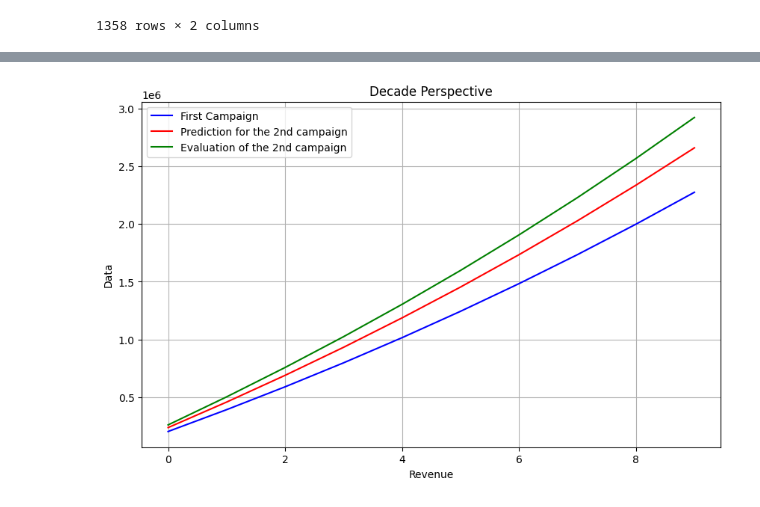
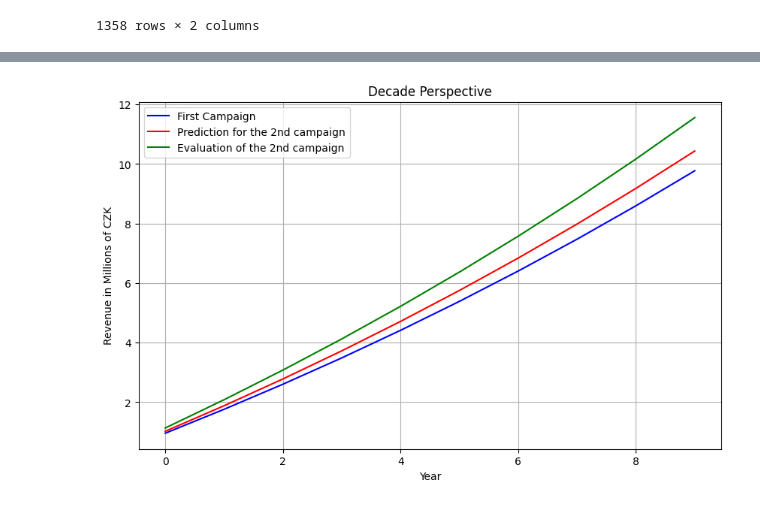
Before and after one commit to VladislavSpirydonau/Final-project-C4Y, a Jupyter notebook: revenue counting.ipynb, the cells around one changed output, grey strips where cells are left out. Cells and saved outputs as stored; diff of their text form; code cells hidden in the pictures.

```diff
--- a/revenue counting.ipynb
+++ b/revenue counting.ipynb
@@ -27,10 +27,12 @@ query = ('''WITH sum_balance as (
     from balances
     group by 1
 )
-Select inv_campaign_eval.client_id, inv_campaign_eval.poutcome, sum_balance.sum_balance, sum_balance.currency
+Select inv_campaign_eval.client_id, inv_campaign_eval.poutcome, sum_balance.sum_balance, sum_balance.currency, client.job
 from inv_campaign_eval
 left join sum_balance
-on inv_campaign_eval.client_id = sum_balance.client_id''')
+on inv_campaign_eval.client_id = sum_balance.client_id
+left join client
+on inv_campaign_eval.client_id = client.client_id''')
 df = pd.read_sql_query(query, conn)
 
 df
@@ -105,0 +87,3 @@ neg
+# %%
+success.job.fillna('unknown', inplace=True)
+success.job.unique()
@@ -154,7 +195,7 @@ WITH sum_balance as (
     from balances
     group by 1
 )
-Select client.client_id, sum_balance.sum_balance, sum_balance.currency
+Select client.client_id, sum_balance.sum_balance, sum_balance.currency, client.job
 FROM client
 LEFT JOIN inv_campaign_eval ON client.client_id = inv_campaign_eval.client_id
 left join sum_balance on client.client_id = sum_balance.client_id
@@ -162,4 +203,22 @@ WHERE inv_campaign_eval.client_id is null''')
 df1 = pd.read_sql_query(query1, conn)
 
 df1
+
+df1.job.fillna('unknown', inplace=True)
+income_dict = {
+    'services': 377580,
+    'retired' : 242520,
+    'management': 960000,
+    'student' : 226800,
+    'entrepreneur': 483888,
+    'admin.' : 600000,
+    'technician': 649000,
+    'blue-collar': 358953,
+    'unknown': 515868,
+    'unemployed': 226800,
+    'housemaid': 0,
+    'self-employed': 515868,
+}
+df1['anual_income'] = df1['job'].map(income_dict)
+df1
 # %% [output]
@@ -256,6 +321,10 @@ results
 decade_perspective_prediction=profits_by_year(year, joined)
 # %%
 decade_perspective_evaluation=profits_by_year(year, results)
+# %%
+decade_perspective = [x / 1000000 for x in decade_perspective]
+decade_perspective_prediction = [x / 1000000 for x in decade_perspective_prediction]
+decade_perspective_evaluation = [x / 1000000 for x in decade_perspective_evaluation]
 # %%
 import matplotlib.pyplot as plt
 
@@ -267,33 +336,34 @@ input_dict = {
     },
     'Prediction for the 2nd campaign':{
         'data': decade_perspective_prediction,
         'xaxis': range(year),
         'color': 'red'
     },
     'Evaluation of the 2nd campaign':{
         'data': decade_perspective_evaluation,
         'xaxis': range(year),
         'color': 'green'
     }
 }
 
 def plot_line_graph(input_dict):
     plt.figure(figsize=(10, 6))
 
     for key, value in input_dict.items():
         data = value['data']
         xaxis = value['xaxis']
         color = value['color']
 
         plt.plot(xaxis, data, label=key, color=color)
 
-    plt.xlabel('Revenue')
-    plt.ylabel('Data')
+    plt.xlabel('Year')
+    plt.ylabel('Revenue in Millions of CZK')
     plt.title('Decade Perspective')
     plt.legend()
     plt.grid(True)
+
     plt.show()
 
 plot_line_graph(input_dict)
 # %% [output]
-[figure, old version]
+[figure, new version]
```
Also changed, not shown: parts of 15 cells of this notebook, 3 other files.
